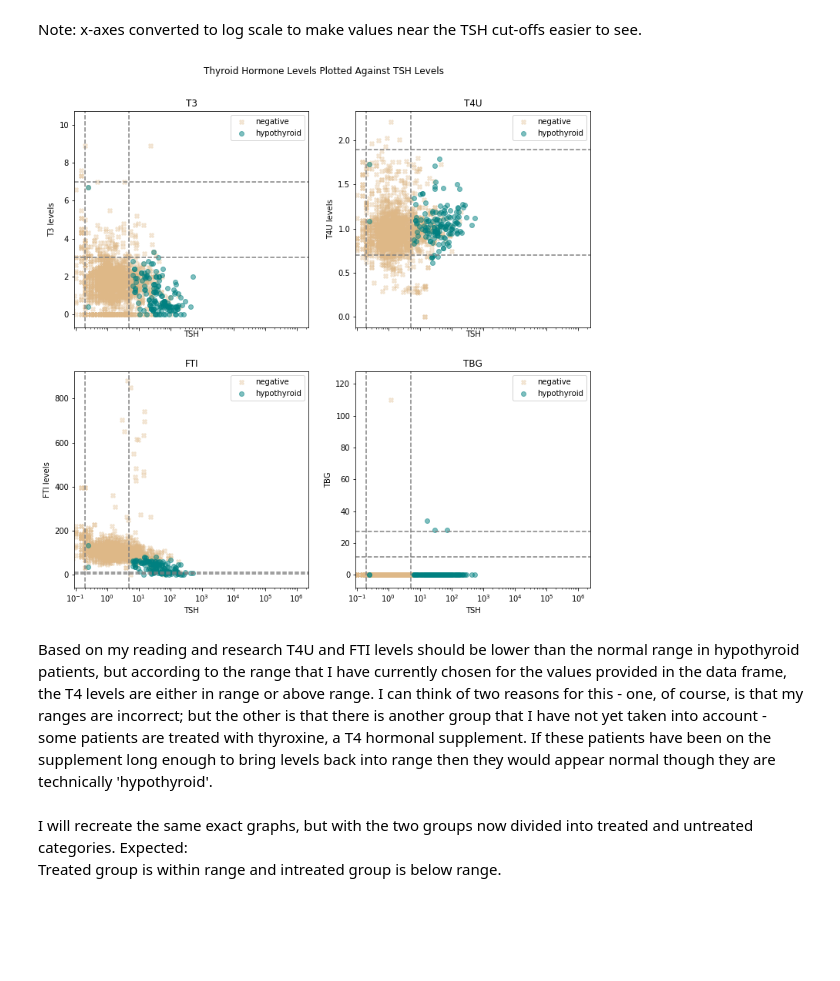
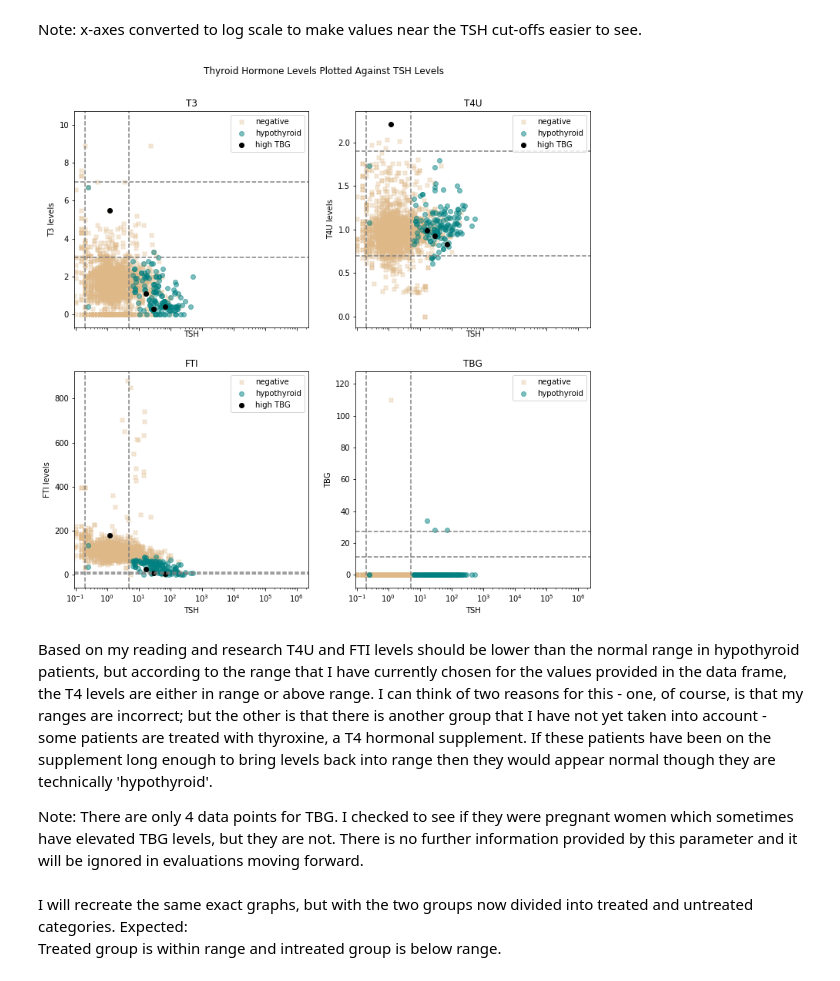
Before and after one commit to karlypaige/Fundamentals-Capstone-Hypothyroid, a Jupyter notebook: Hypothyroid Dataset.ipynb, the cells around one changed output. Drawn from its saved outputs; the diff is of its cells as text; code cells hidden in the pictures; blank space fills up the shorter version.

```diff
--- a/Hypothyroid Dataset.ipynb
+++ b/Hypothyroid Dataset.ipynb
@@ -166,6 +166,9 @@ axarr[0,0].scatter(ht['TSH'].loc[ht['hypothyroid'].isin(['negative'])],
 axarr[0,0].scatter(ht['TSH'].loc[ht['hypothyroid'].isin(['hypothyroid'])],
                    ht['T3'].loc[ht['hypothyroid'].isin(['hypothyroid'])],
                    c='teal', alpha=.5, label='hypothyroid')
+axarr[0,0].scatter(ht['TSH'].loc[(ht['TSH']>0) & (ht['TBG']>0)],
+                   ht['T3'].loc[(ht['TSH']>0) & (ht['TBG']>0)],
+                   c='black', alpha=1, label='high TBG')
 axarr[0,0].axhline(y=lowT3, color='gray', linestyle='--')
 axarr[0,0].axhline(y=highT3, color='gray', linestyle='--')
 axarr[0,0].axvline(x=lowTSH, color='gray', linestyle='--')
@@ -182,6 +185,9 @@ axarr[0,1].scatter(ht['TSH'].loc[ht['hypothyroid'].isin(['negative'])],
 axarr[0,1].scatter(ht['TSH'].loc[ht['hypothyroid'].isin(['hypothyroid'])],
                    ht['T4U'].loc[ht['hypothyroid'].isin(['hypothyroid'])],
                    c='teal', alpha=.5, label='hypothyroid')
+axarr[0,1].scatter(ht['TSH'].loc[(ht['TSH']>0) & (ht['TBG']>0)],
+                   ht['T4U'].loc[(ht['TSH']>0) & (ht['TBG']>0)],
+                   c='black', alpha=1, label='high TBG')
 axarr[0,1].axhline(y=lowT4U, color='gray', linestyle='--')
 axarr[0,1].axhline(y=highT4U, color='gray', linestyle='--')
 axarr[0,1].axvline(x=lowTSH, color='gray', linestyle='--')
@@ -198,40 +204,46 @@ axarr[1,0].scatter(ht['TSH'].loc[ht['hypothyroid'].isin(['negative'])],
 axarr[1,0].scatter(ht['TSH'].loc[ht['hypothyroid'].isin(['hypothyroid'])],
                    ht['FTI'].loc[ht['hypothyroid'].isin(['hypothyroid'])],
                    c='teal', alpha=.5, label='hypothyroid')
+axarr[1,0].scatter(ht['TSH'].loc[(ht['TSH']>0) & (ht['TBG']>0)],
+                   ht['FTI'].loc[(ht['TSH']>0) & (ht['TBG']>0)],
+                   c='black', alpha=1, label='high TBG')
 axarr[1,0].axhline(y=lowFTI, color='gray', linestyle='--')
 axarr[1,0].axhline(y=highFTI, color='gray', linestyle='--')
 axarr[1,0].axvline(x=lowTSH, color='gray', linestyle='--')
 axarr[1,0].axvline(x=highTSH, color='gray', linestyle='--')
 axarr[1,0].set_xscale('log')
 axarr[1,0].set_xlabel('TSH')
 axarr[1,0].set_ylabel('FTI levels')
 axarr[1,0].legend(loc='upper right',prop={'size': 10});
 axarr[1,0].set_title('FTI')
 
 axarr[1,1].scatter(ht['TSH'].loc[ht['hypothyroid'].isin(['negative'])],
                    ht['TBG'].loc[ht['hypothyroid'].isin(['negative'])],
                    c='burlywood', alpha=.3, label='negative', marker='X')
 axarr[1,1].scatter(ht['TSH'].loc[ht['hypothyroid'].isin(['hypothyroid'])],
                    ht['TBG'].loc[ht['hypothyroid'].isin(['hypothyroid'])],
                    c='teal', alpha=.5, label='hypothyroid')
 axarr[1,1].axhline(y=lowTBG, color='gray', linestyle='--')
 axarr[1,1].axhline(y=highTBG, color='gray', linestyle='--')
 axarr[1,1].axvline(x=lowTSH, color='gray', linestyle='--')
 axarr[1,1].axvline(x=highTSH, color='gray', linestyle='--')
 axarr[1,1].set_xscale('log')
 axarr[1,1].set_xlabel('TSH')
 axarr[1,1].set_ylabel('TBG')
 axarr[1,1].legend(loc='upper right',prop={'size': 10});
 axarr[1,1].set_title('TBG')
 
 x.subplots_adjust(hspace=.2, top=1.2)
 x.suptitle('Thyroid Hormone Levels Plotted Against TSH Levels', y=1.3)
 
 plt.show()
 # %% [output]
-[figure, old version]
+[figure, new version]
 # %% [markdown]
 Based on my reading and research T4U and FTI levels should be lower than the normal range in hypothyroid patients, but according to the range that I have currently chosen for the values provided in the data frame, the T4 levels are either in range or above range.  I can think of two reasons for this - one, of course, is that my ranges are incorrect; but the other is that there is another group that I have not yet taken into account - some patients are treated with thyroxine, a T4 hormonal supplement.  If these patients have been on the supplement long enough to bring levels back into range then they would appear normal though they are technically 'hypothyroid'.
+
+Note: There are only 4 data points for TBG. I checked to see if they were pregnant women which sometimes have elevated TBG levels, but they are not.
+There is no further information provided by this parameter and it will be ignored in evaluations moving forward.
 # %% [markdown]
 I will recreate the same exact graphs, but with the two groups now divided into treated and untreated categories.
 Expected:<br>
```
